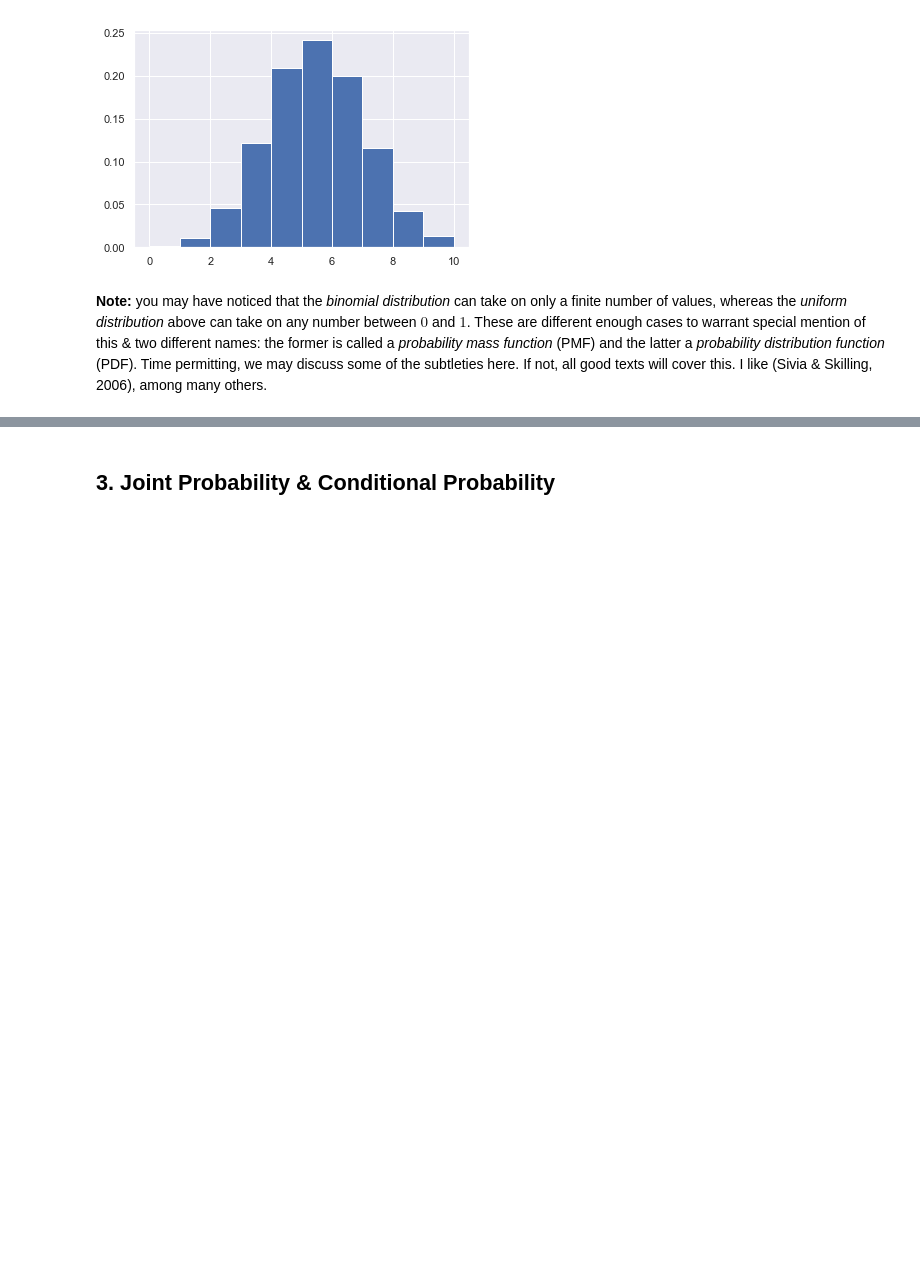
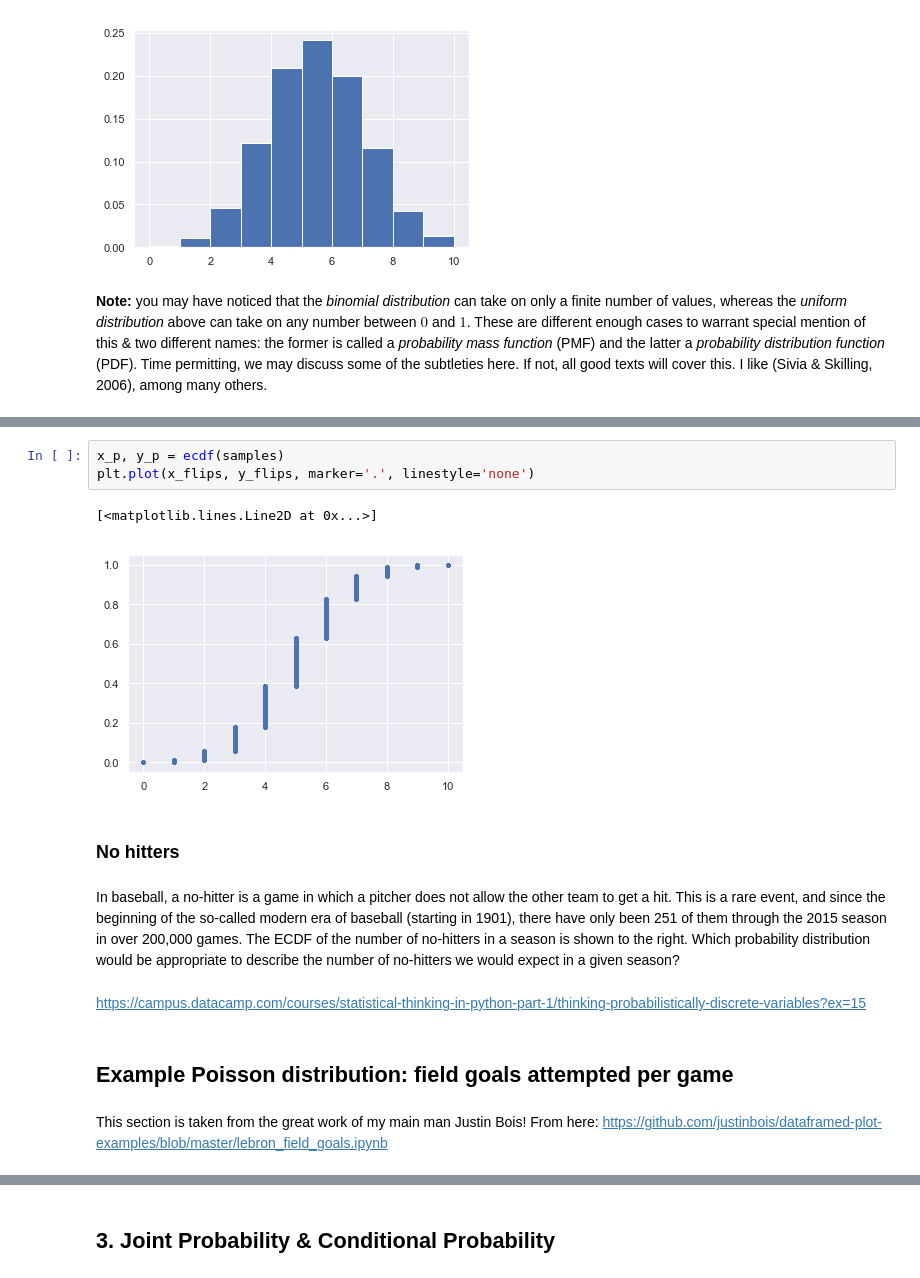
Before and after one commit to hugobowne/bayesian-stats-simulation-tutorial, a Jupyter notebook: notebooks/01-Instructor-Probability_a_simulated_introduction.ipynb, the cells around one changed output, grey strips where cells are left out. Saved outputs shown, nothing was run; the diff lists cells and outputs as text; blank space fills up the shorter version.

```diff
--- a/notebooks/01-Instructor-Probability_a_simulated_introduction.ipynb
+++ b/notebooks/01-Instructor-Probability_a_simulated_introduction.ipynb
@@ -186,0 +243,16 @@ plt.hist(x, density=True);
+# %%
+x_p, y_p = ecdf(samples)
+plt.plot(x_flips, y_flips, marker='.', linestyle='none')
+# %% [output]
+[<matplotlib.lines.Line2D at 0x...>]
+[figure, added]
+# %% [markdown]
+### No hitters
+# %% [markdown]
+In baseball, a no-hitter is a game in which a pitcher does not allow the other team to get a hit. This is a rare event, and since the beginning of the so-called modern era of baseball (starting in 1901), there have only been 251 of them through the 2015 season in over 200,000 games. The ECDF of the number of no-hitters in a season is shown to the right. Which probability distribution would be appropriate to describe the number of no-hitters we would expect in a given season?
+# %% [markdown]
+https://campus.datacamp.com/courses/statistical-thinking-in-python-part-1/thinking-probabilistically-discrete-variables?ex=15
+# %% [markdown]
+## Example Poisson distribution: field goals attempted per game
+# %% [markdown]
+This section is taken from the great work of my main man Justin Bois! From here: https://github.com/justinbois/dataframed-plot-examples/blob/master/lebron_field_goals.ipynb
```
Also changed, not shown: parts of 36 cells of this notebook, 1 other file.
